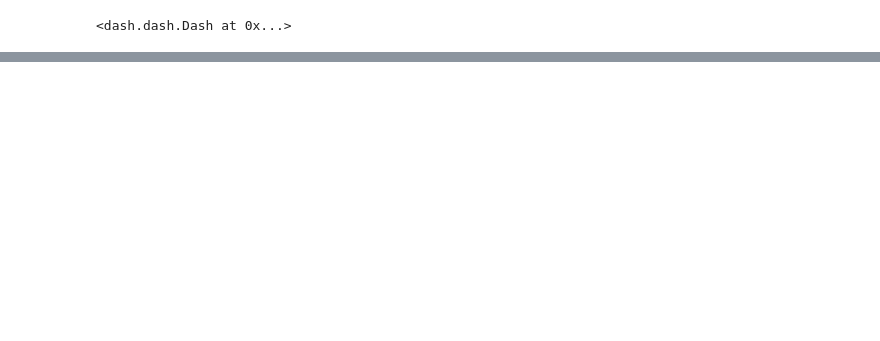
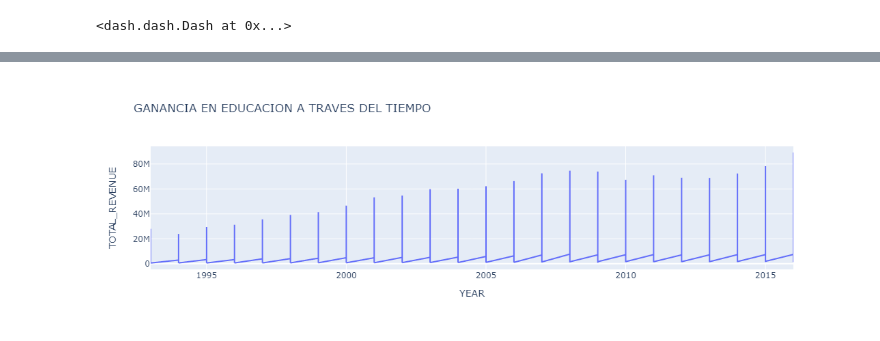
Before and after one commit to AgentBlowfish/plotly_dash, a Jupyter notebook: Untitled.ipynb, the cells around one changed output, grey strips where cells are left out. Cells and saved outputs as stored; diff of their text form; code cells hidden in the pictures; blank space fills up the shorter version.

```diff
--- a/Untitled.ipynb
+++ b/Untitled.ipynb
@@ -81,0 +101,11 @@ if __name__=="main":
+# %%
+educacion = pd.read_csv('states_all.csv', usecols=['STATE','YEAR', 'TOTAL_REVENUE'])
+
+px.line(
+    (educacion.query("1992 < YEAR < 2017")),
+    x='YEAR',
+    y='TOTAL_REVENUE',
+    title='GANANCIA EN EDUCACION A TRAVES DEL TIEMPO'
+)
+# %% [output]
+[figure, added]
```
Also changed, not shown: parts of 1 cell of this notebook, 5 other files.
